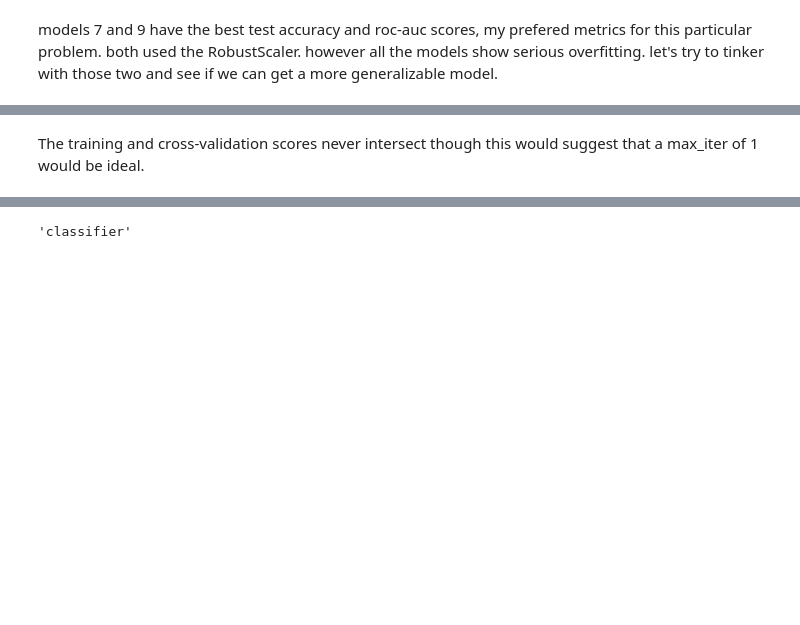
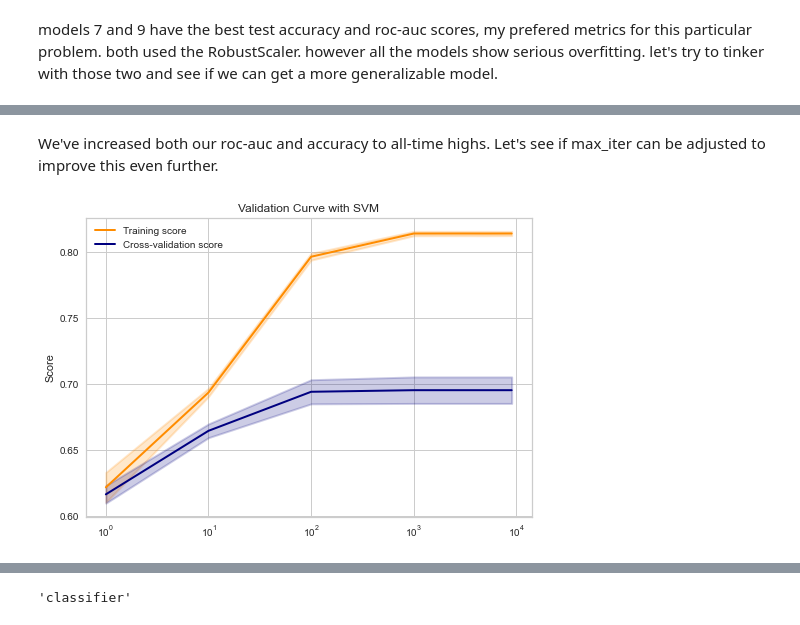
Before and after one commit to stone-ericm/sentiment_analysis_NLP_project-, a Jupyter notebook: notebook.ipynb, the cells around one changed output, grey strips where cells are left out. Cells and saved outputs as stored; diff of their text form; code cells hidden in the pictures; blank space fills up the shorter version.

```diff
--- a/notebook.ipynb
+++ b/notebook.ipynb
@@ -1055,35 +1154,37 @@ Now it's just guessing the majority class. Perhaps C wasn't the correct hyperpar
+# %% [markdown]
+We've increased both our roc-auc and accuracy to all-time highs. Let's see if max_iter can be adjusted to improve this even further.
 # %%
 param_range = [-100,-10,1,10,100,1000,3000,5000,9000]
 
-lr = LogisticRegression().set_params(**{'solver': 'saga', 'penalty': 'l2', 'max_iter': 5000, 'class_weight': None, 'C': 57.142857142857146})
+lr = LogisticRegression().set_params(**{'solver': 'saga', 'penalty': 'l2', 'max_iter': 5000, 'class_weight': None, 'C': 1})
 
 train_scores, test_scores = validation_curve(estimator = lr,
-                              X=TfidfVectorizer(stop_words=sw_list).fit_transform(data),
+                              X=RobustScaler(with_centering=False).fit_transform(TfidfVectorizer(stop_words=sw_list).fit_transform(data)),
                               y = target,
                               param_name='max_iter',
                               param_range=param_range)
 
 train_scores_mean = np.mean(train_scores, axis=1)
 train_scores_std = np.std(train_scores, axis=1)
 test_scores_mean = np.mean(test_scores, axis=1)
 test_scores_std = np.std(test_scores, axis=1)
 
 plt.title("Validation Curve with SVM")
 # plt.xlabel(r"$\C$")
 plt.ylabel("Score")
 # plt.ylim(0.0, 1.1)
 lw = 2
 plt.semilogx(param_range, train_scores_mean, label="Training score",
              color="darkorange", lw=lw)
 plt.fill_between(param_range, train_scores_mean - train_scores_std,
                  train_scores_mean + train_scores_std, alpha=0.2,
                  color="darkorange", lw=lw)
 plt.semilogx(param_range, test_scores_mean, label="Cross-validation score",
              color="navy", lw=lw)
 plt.fill_between(param_range, test_scores_mean - test_scores_std,
                  test_scores_mean + test_scores_std, alpha=0.2,
                  color="navy", lw=lw)
 plt.legend(loc="best")
 plt.show()
+# %% [output]
+[figure, added]
-# %% [markdown]
-The training and cross-validation scores never intersect though this would suggest that a max_iter of 1 would be ideal.
```
Also changed, not shown: parts of 32 cells of this notebook.
